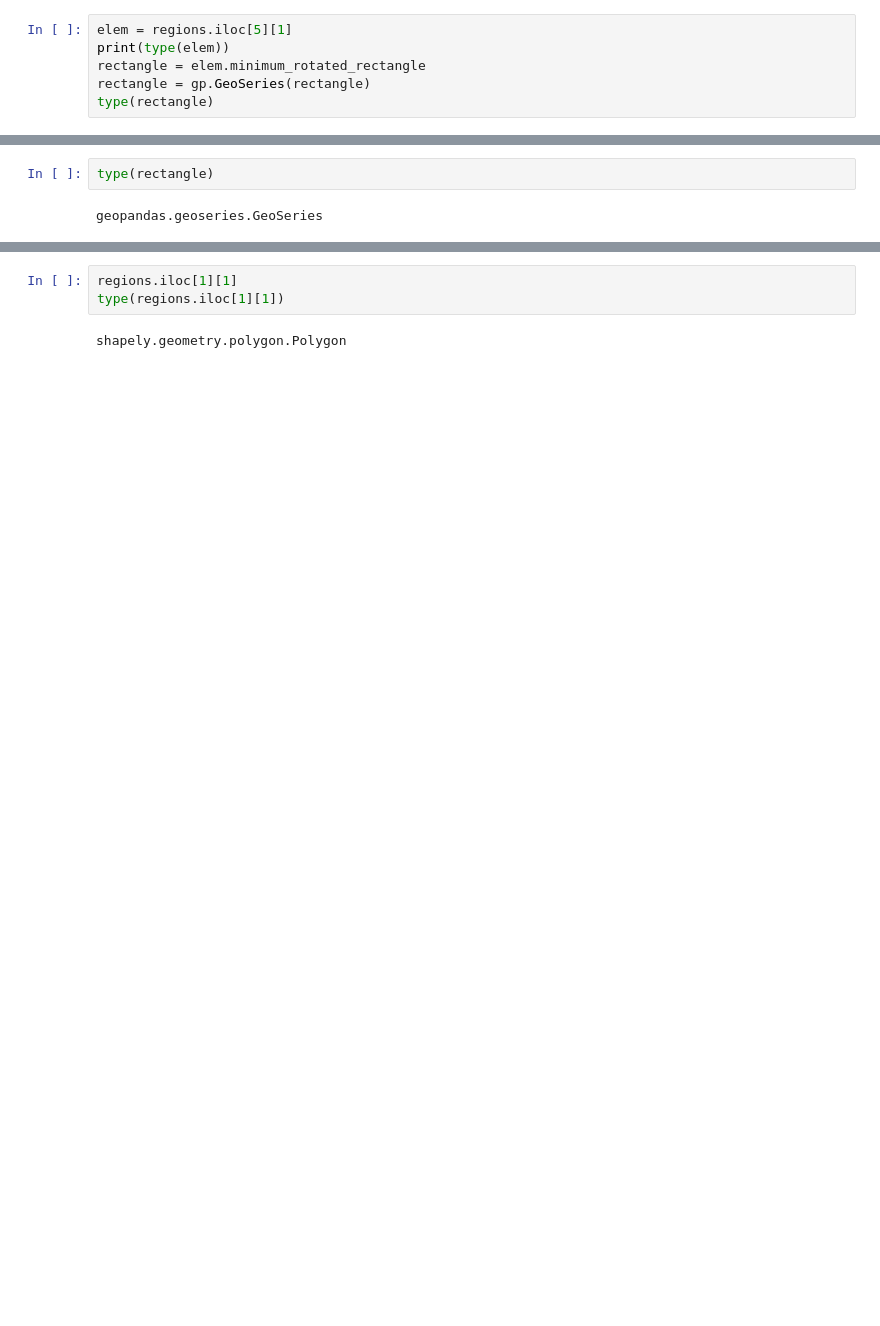
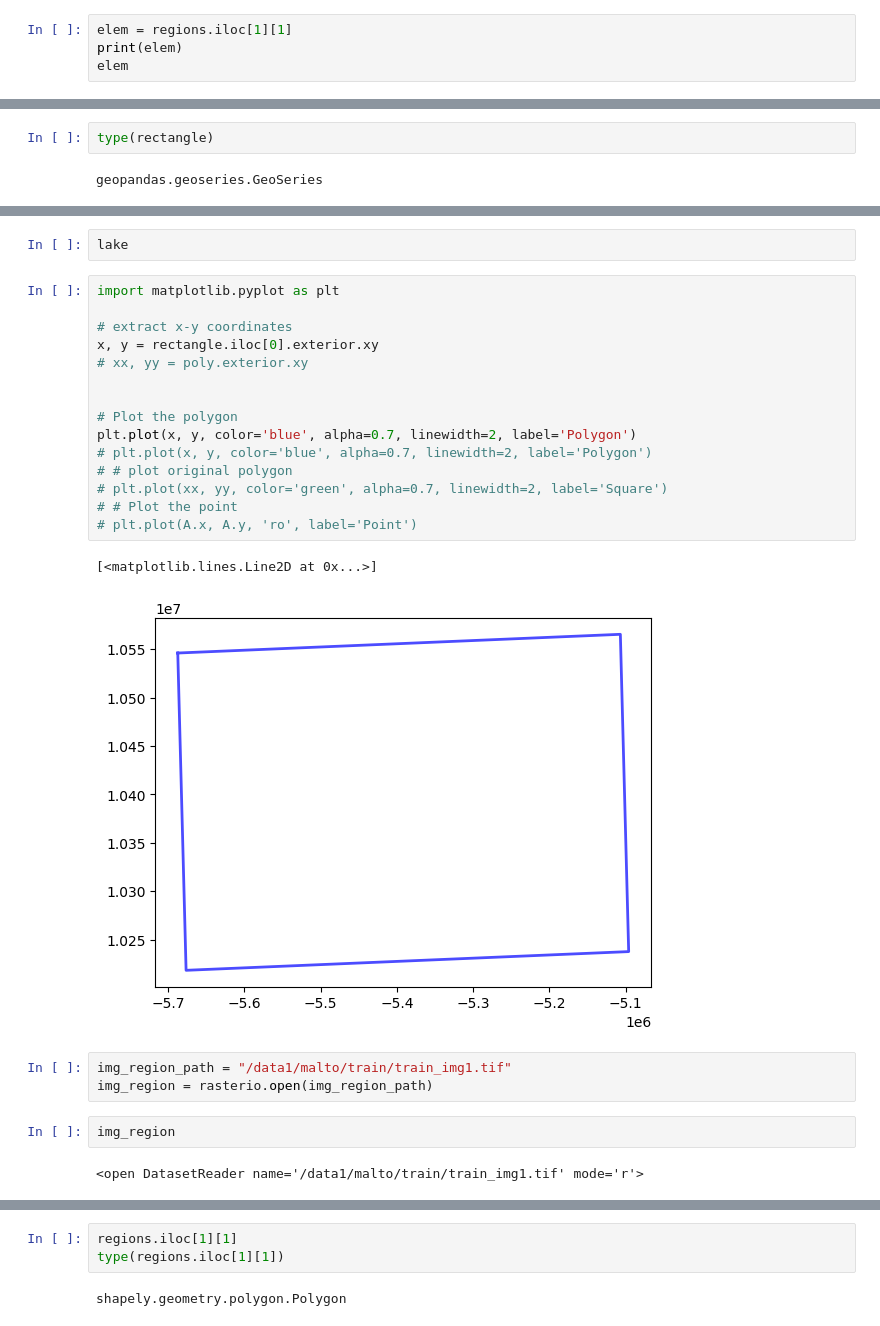
Before and after one commit to MAL-TO/sigspatialcup2023, a Jupyter notebook: notebook.ipynb, the cells around one changed output, grey strips where cells are left out. Saved outputs shown, nothing was run; the diff lists cells and outputs as text; blank space fills up the shorter version.

Commit message:
label generation

```diff
--- a/notebook.ipynb
+++ b/notebook.ipynb
@@ -11,7 +28,5 @@ regions = gp.read_file(lakes_train_test)
 # %%
-elem = regions.iloc[5][1]
-print(type(elem))
-rectangle = elem.minimum_rotated_rectangle
-rectangle = gp.GeoSeries(rectangle)
-type(rectangle)
+elem = regions.iloc[1][1]
+print(elem)
+elem
 # %% [output]
@@ -50,0 +113,27 @@ Name: 1, dtype: object
+# %%
+lake
+# %%
+import matplotlib.pyplot as plt
+
+# extract x-y coordinates
+x, y = rectangle.iloc[0].exterior.xy
+# xx, yy = poly.exterior.xy
+
+
+# Plot the polygon
+plt.plot(x, y, color='blue', alpha=0.7, linewidth=2, label='Polygon')
+# plt.plot(x, y, color='blue', alpha=0.7, linewidth=2, label='Polygon')
+# # plot original polygon
+# plt.plot(xx, yy, color='green', alpha=0.7, linewidth=2, label='Square')
+# # Plot the point
+# plt.plot(A.x, A.y, 'ro', label='Point')
+# %% [output]
+[<matplotlib.lines.Line2D at 0x...>]
+[figure, added]
+# %%
+img_region_path = "/data1/malto/train/train_img1.tif"
+img_region = rasterio.open(img_region_path)
+# %%
+img_region
+# %% [output]
+<open DatasetReader name='/data1/malto/train/train_img1.tif' mode='r'>
```
Also changed, not shown: parts of 20 cells of this notebook, 3 other files.
